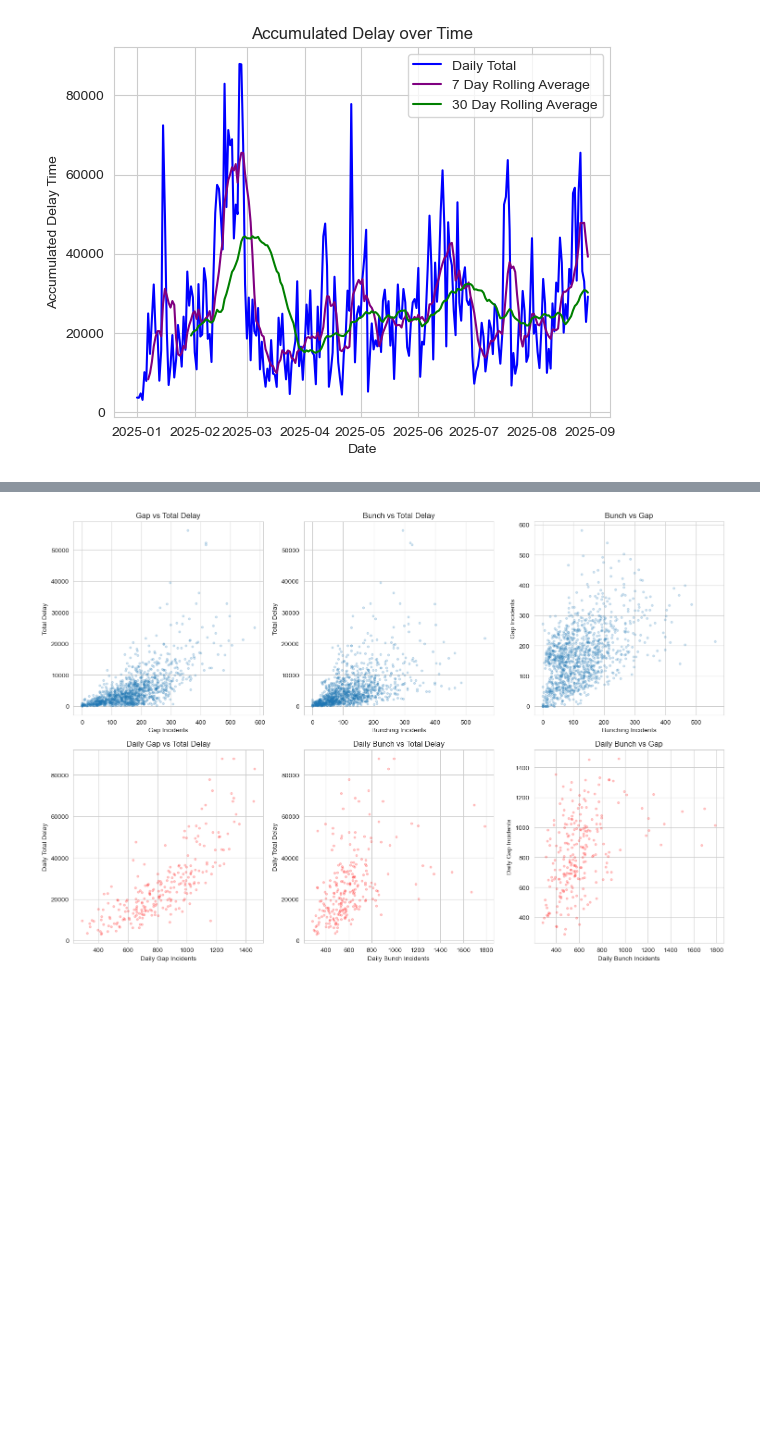
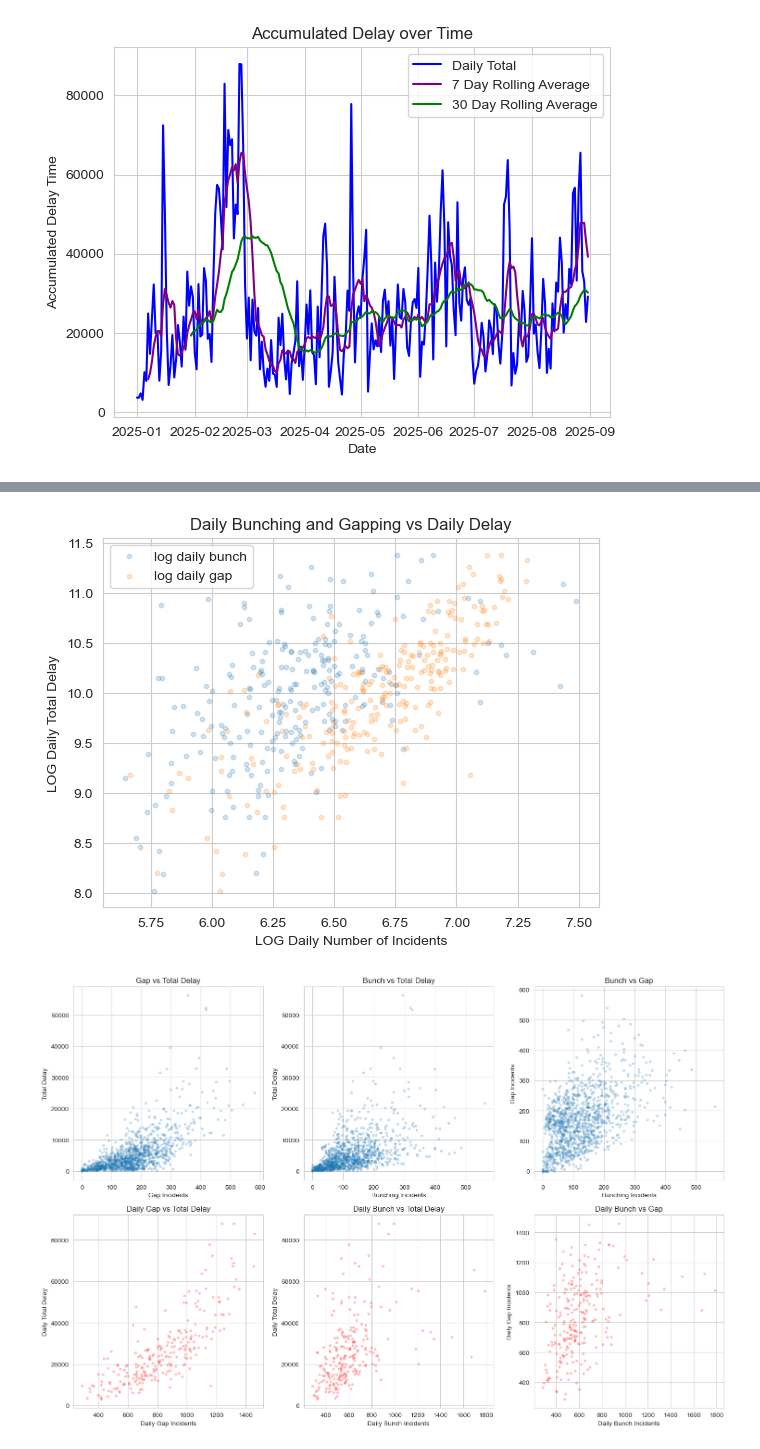
Before and after one commit to Erdos-Projects/spring-2026-predicting-streetcar-delays, a Jupyter notebook: bunching_notebooks/bunching_modeling.ipynb, the cells around one changed output, grey strips where cells are left out. Saved outputs shown, nothing was run; the diff lists cells and outputs as text; code cells hidden in the pictures; blank space fills up the shorter version.

```diff
--- a/bunching_notebooks/bunching_modeling.ipynb
+++ b/bunching_notebooks/bunching_modeling.ipynb
@@ -183,3 +185,28 @@ plt.show()
+# %%
+# Next we look at how the number of bunching and gapping incidents vary over time
+
+
+plt.scatter(
+    np.log1p(daily_stat['bunch']),
+    np.log1p(daily_stat['total_delay']),
+    alpha=0.2,
+    s=10,
+    label = "log daily bunch"
+)
+plt.scatter(
+    np.log1p(daily_stat['gap']),
+    np.log1p(daily_stat['total_delay']),
+    alpha=0.2,
+    s=10,
+    label = "log daily gap"
+)
+plt.xlabel("LOG Daily Number of Incidents")
+plt.ylabel("LOG Daily Total Delay")
+plt.title("Daily Bunching and Gapping vs Daily Delay")
+plt.legend()
+plt.show()
+# %% [output]
+[figure, added]
 # %%
 # Lets compare Gap, Bunch, and Total Delay for each observation, and for the daily totals
 
```
Also changed, not shown: parts of 3 cells of this notebook.
